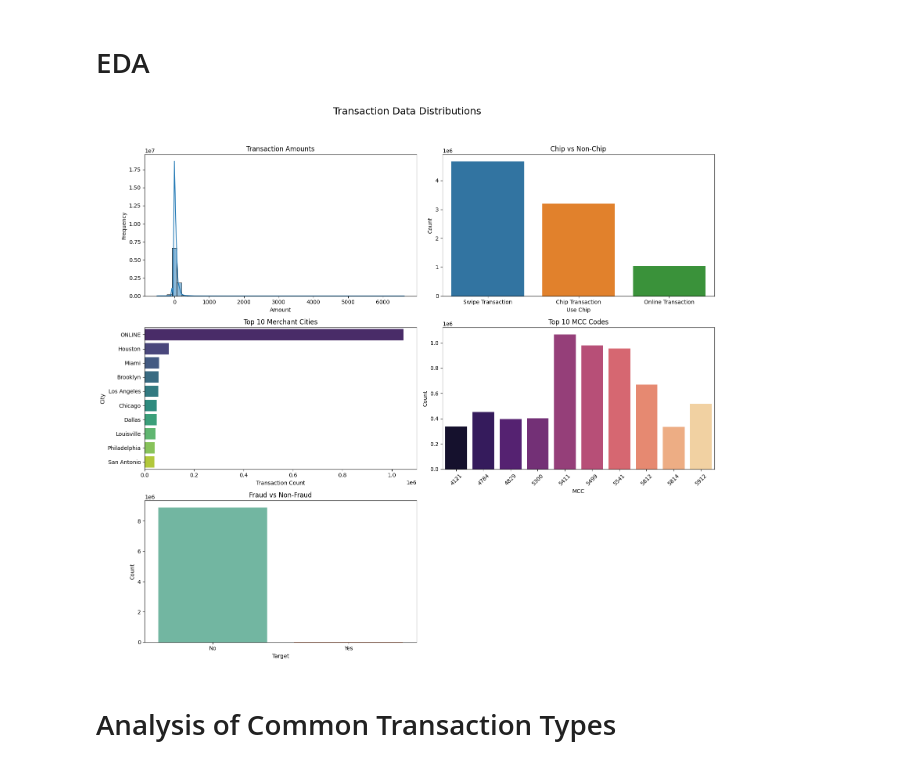
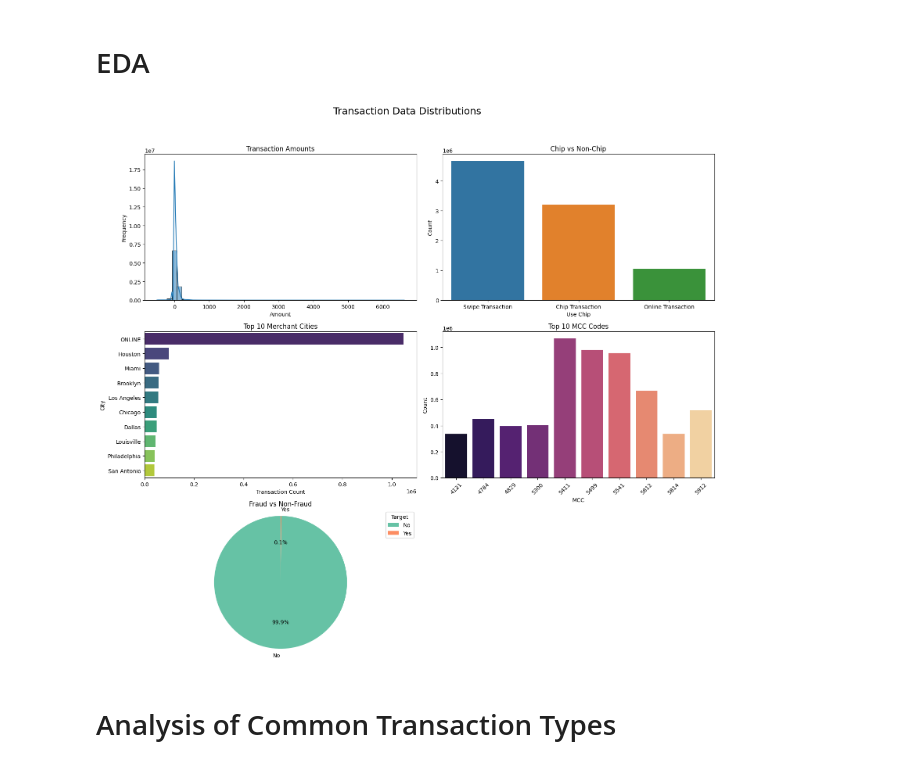
Before and after one commit to Sara-Gamal12/Transaction-Classification-and-Analysis, a Jupyter notebook: Transcations EDA.ipynb, the cells around one changed output. Saved outputs shown, nothing was run; the diff lists cells and outputs as text; code cells hidden in the pictures.

```diff
--- a/Transcations EDA.ipynb
+++ b/Transcations EDA.ipynb
@@ -131,38 +131,45 @@ axes[0, 0].set_xlabel("Amount")
 axes[0, 0].set_ylabel("Frequency")
 
 # 2. Use Chip vs No
 sns.barplot(data=chip_df, x="use_chip", y="count", ax=axes[0, 1])
 axes[0, 1].set_title("Chip vs Non-Chip")
 axes[0, 1].set_xlabel("Use Chip")
 axes[0, 1].set_ylabel("Count")
 
 # 3. Top 10 Merchant Cities
 sns.barplot(data=top_cities, x="count", y="merchant_city", palette="viridis", ax=axes[1, 0])
 axes[1, 0].set_title("Top 10 Merchant Cities")
 axes[1, 0].set_xlabel("Transaction Count")
 axes[1, 0].set_ylabel("City")
 
 # 4. Top 10 MCC Codes
 sns.barplot(data=mcc_df, x="mcc", y="count", palette="magma", ax=axes[1, 1])
 axes[1, 1].set_title("Top 10 MCC Codes")
 axes[1, 1].set_xlabel("MCC")
 axes[1, 1].set_ylabel("Count")
 axes[1, 1].tick_params(axis='x', rotation=45)
+# 5. Fraud vs Non-Fraud Pie Chart
+fraud_counts = transactions_df.groupBy("target").count().toPandas()
 
-# 5. Fraud vs Non-Fraud
-sns.barplot(data=target_df, x="target", y="count", palette="Set2", ax=axes[2, 0])
+# Create the pie chart
+axes[2, 0].pie(fraud_counts["count"], labels=fraud_counts["target"], autopct='%1.1f%%',
+               colors=sns.color_palette("Set2", len(fraud_counts)), startangle=90)
+
+# Set title and labels
 axes[2, 0].set_title("Fraud vs Non-Fraud")
-axes[2, 0].set_xlabel("Target")
-axes[2, 0].set_ylabel("Count")
+axes[2, 0].axis('equal')  # Equal aspect ratio ensures that pie chart is circular.
+
+# Optionally, you can display the count as a legend
+axes[2, 0].legend(fraud_counts["target"], title="Target", loc="best")
 
 # Hide the unused 6th plot (bottom-right)
 axes[2, 1].axis('off')
 
 
 plt.tight_layout(rect=[0, 0.03, 1, 0.95])
 plt.show()
 # %% [output]
-[figure, old version]
+[figure, new version]
 # %% [markdown]
 # Analysis of Common Transaction Types
 # %%
```
Also changed, not shown: parts of 11 cells of this notebook.
